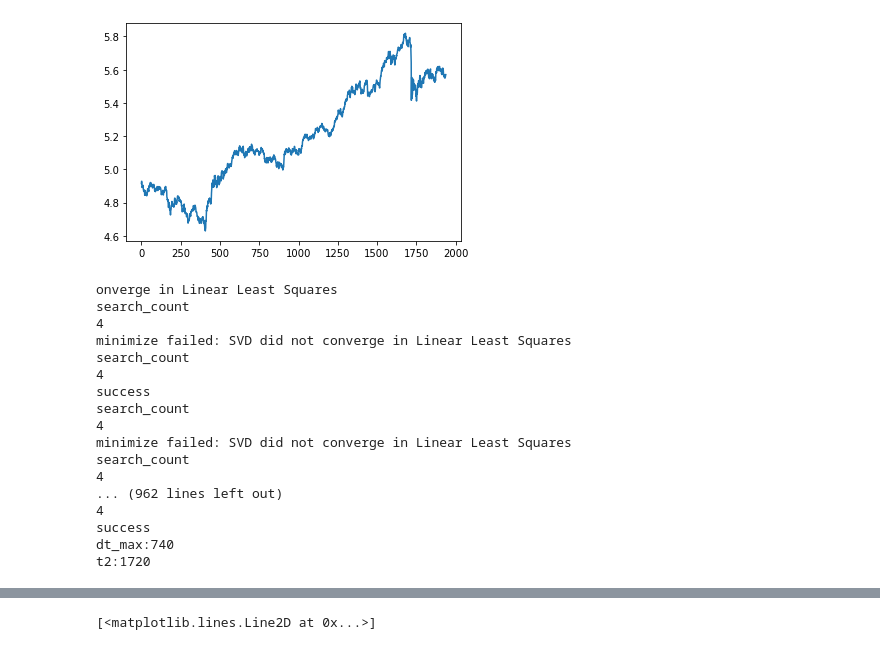
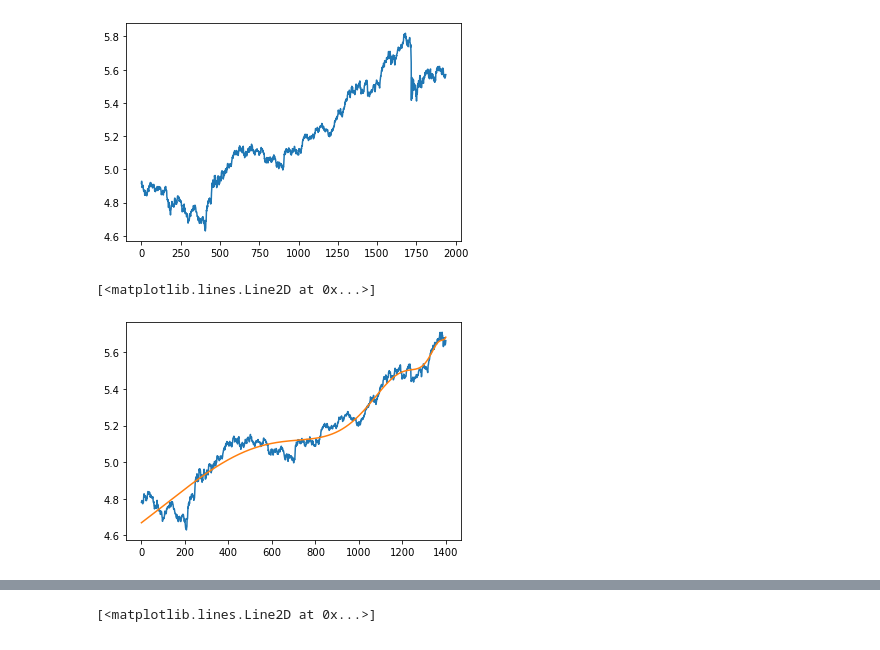
Before and after one commit to niveshigovind/LPPLS, a Jupyter notebook: nb.ipynb, the cells around one changed output, grey strips where cells are left out. Drawn from its saved outputs; the diff is of its cells as text; code cells hidden in the pictures.

Commit message:
fix LPPL

```diff
--- a/nb.ipynb
+++ b/nb.ipynb
@@ -9,11 +9,11 @@ import random
 from geneticalgorithm import geneticalgorithm as ga
 # %%
 def f(tc, t, beta):
-    return (tc-t)**beta
+    return (abs(tc-t))**beta
 def g(tc, t, beta, omega):
-    return f(tc, t, beta)*np.cos(omega*np.log(tc-t))
+    return f(tc, t, beta)*np.cos(omega*np.log(abs(tc-t)))
 def h(tc, t, beta, omega):
-    return f(tc, t, beta)*np.sin(omega*np.log(tc-t))
+    return f(tc, t, beta)*np.sin(omega*np.log(abs(tc-t)))
 # %%
 def LPPL(t, A, B, C1, C2, beta, omega, tc):
     return A + B*f(tc, t, beta) + C1*g(tc, t, beta, omega) + C2*h(tc, t, beta, omega)
@@ -63,25 +58,6 @@ def opti_config(log_price):
     tc_M = t_last + pct_delta_max
 
     return {"beta_m":beta_m, "omega_m":omega_m, "tc_m":tc_m, "beta_M":beta_M, "omega_M":omega_M, "tc_M":tc_M}
-# %%
-"""def fit_LPPL(log_price):
-
-    beta_0, omega_0, tc_0, beta_m, omega_m, tc_m, beta_M, omega_M, tc_M = opti_config(log_price)
-
-    sol = least_squares(
-        lambda x: f_min(beta=x[0], omega=x[1], tc=x[2], log_price=log_price),
-        np.array([beta_0, omega_0,  tc_0]),
-        bounds = ([beta_m, omega_m, tc_m], [beta_M, omega_M, tc_M])
-    )
-
-    if sol.success:
-        beta, omega, tc = sol.x
-        A, B, C1, C2 = fit_ABC(beta, omega, tc, log_price)
-        sol.x = np.append(sol.x,[A, B, C1, C2])
-    else:
-        print("OLS failed.")
-        sol.x = np.append(sol.x,np.zeros(4))
-    return sol"""
 # %%
 def func_restricted(x, log_price):
     '''
@@ -247,23 +217,9 @@ plt.plot(log_price)
 # %% [output]
 [<matplotlib.lines.Line2D at 0x...>]
 [figure]
-# %%
-signal = LPPL_confidence_signal(log_price, range(1600,1725,5), range(300,745,5))
-# %% [output]
-onverge in Linear Least Squares
-search_count
-4
-minimize failed: SVD did not converge in Linear Least Squares
-search_count
-4
-success
-search_count
-4
-minimize failed: SVD did not converge in Linear Least Squares
-search_count
-4
-... (962 lines left out)
-4
-success
-dt_max:740
-t2:1720
+# %%
+plt.plot(log_price[200:1600])
+plt.plot(LPPL(range(1400), sol['A'], sol['B'], sol['C1'], sol['C2'], sol['beta'], sol['omega'], sol['tc']))
+# %% [output]
+[<matplotlib.lines.Line2D at 0x...>]
+[figure, added]
```
Also changed, not shown: parts of 9 cells of this notebook.
